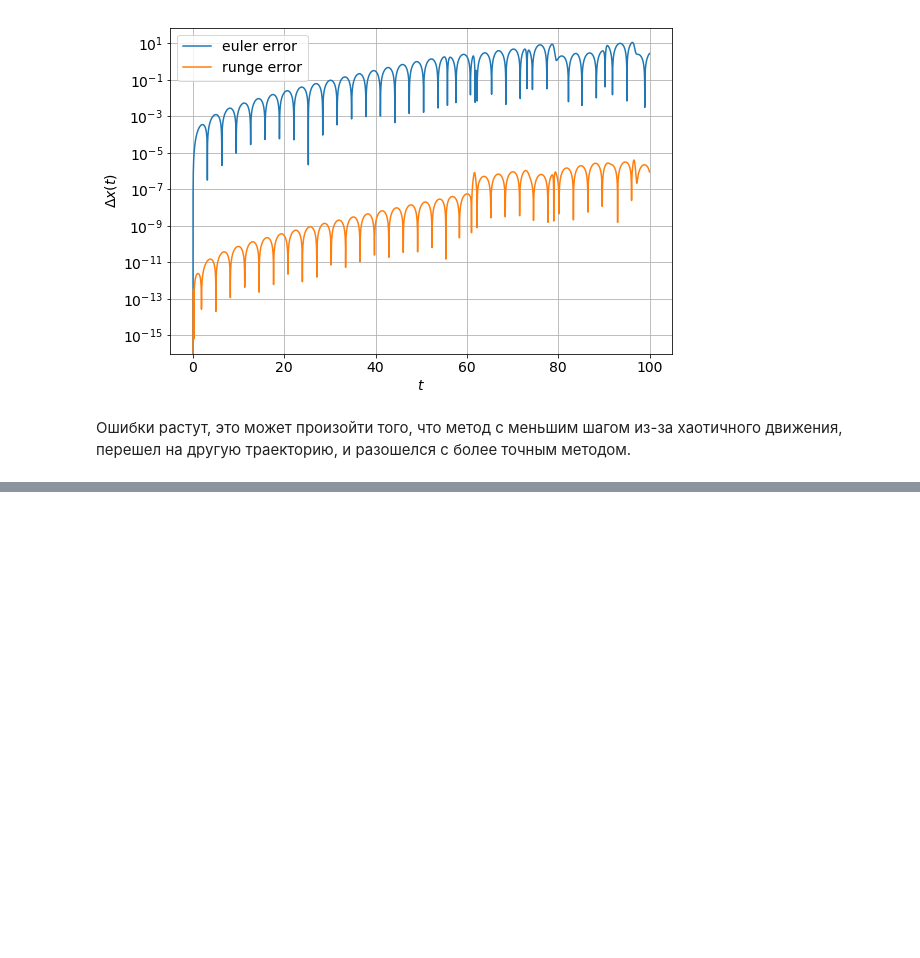
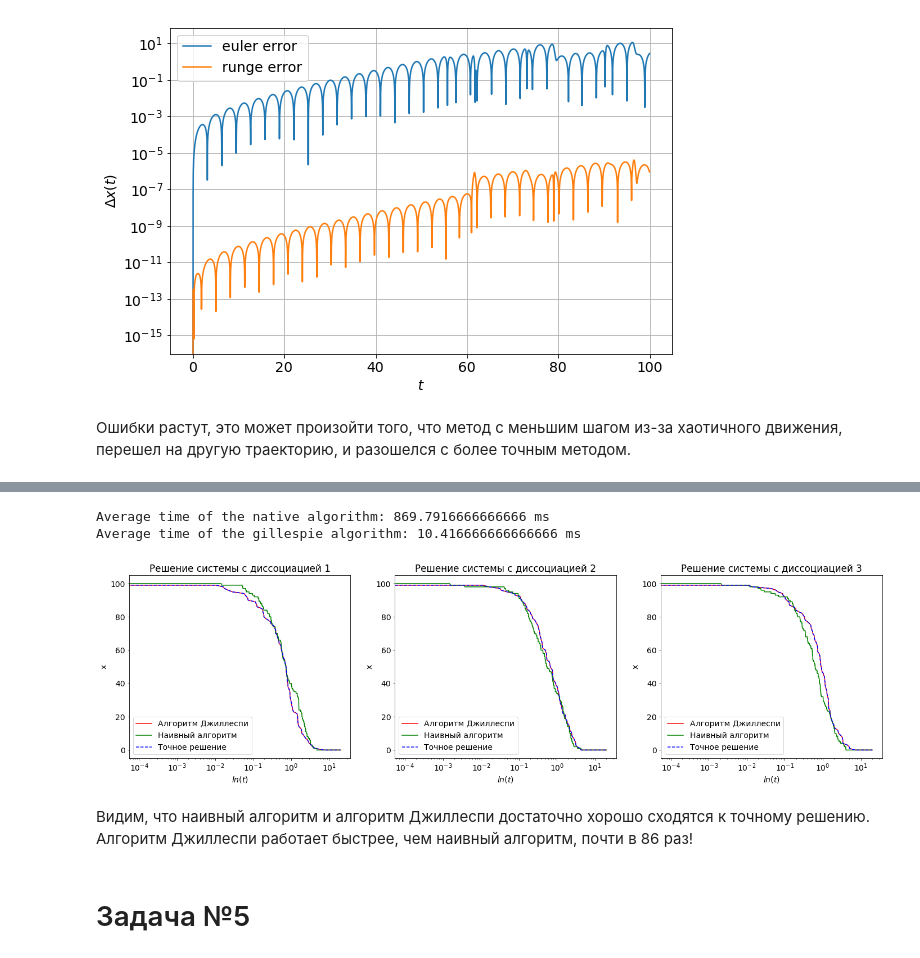
Before and after one commit to PetrovKP/courses, a Jupyter notebook: nolinear-dynamic/labs/lab3.ipynb, the cells around one changed output, grey strips where cells are left out. Saved outputs shown, nothing was run; the diff lists cells and outputs as text; code cells hidden in the pictures; blank space fills up the shorter version.

```diff
--- a/nolinear-dynamic/labs/lab3.ipynb
+++ b/nolinear-dynamic/labs/lab3.ipynb
@@ -311,0 +327,3 @@ pass
+# %%
+def stable_solution(t, x0):
+    return  x0*np.exp(t)
@@ -311,0 +370,48 @@ pass
+# %%
+a = [1.0]
+x0 = [100.0]
+t_max, t_step = 20.0, 1e-4
+# %%
+fig, ax = plt.subplots(1, 3, figsize=(24,6), sharex=True)
+reaction_coefficients_function = [lambda a, x: a[0] * x[0]]
+reaction_functions = [lambda x: [x[0] - 1]]
+nativeTime = 0
+gillespieTime = 0
+for i in range(0, 3):
+    start_time = time.process_time()
+    points = native_algorithm(a, x0, reaction_coefficients_function, reaction_functions, t_step, t_max)
+    nativeTime += time.process_time() - start_time
+    x_n, y_n = zip(*points)
+
+    start_time = time.process_time()
+    points = gillespie_algorithm(a, x0, reaction_coefficients_function, reaction_functions, t_max)
+    gillespieTime += time.process_time() - start_time
+    x_g, y_g = zip(*points)
+
+    while t < t_max:
+        points.append((t, stable_solution(t, x0)[0]))
+        t += t_step
+    x, y = zip(*points)
+
+    ax[i].plot(x_g, [elem[0] for elem in y_g], 'r', label='Алгоритм Джиллеспи')
+    ax[i].plot(x_n, [elem[0] for elem in y_n], 'g', label='Наивный алгоритм')
+    ax[i].plot(x, y, 'b--', label='Точное решение')
+    ax[i].legend()
+    ax[i].set_title('Решение системы с диссоциацией {}'.format(i + 1))
+    ax[i].set_xlabel(r'$ln(t)$')
+    ax[i].set_ylabel('x')
+    ax[i].set_xscale('log')
+
+average_g = gillespieTime / 3.0
+average_n = nativeTime / 3.0
+print("Average time of the native algorithm: {} ms".format(average_n*1000))
+print("Average time of the gillespie algorithm: {} ms".format(average_g*1000))
+pass
+# %% [output]
+Average time of the native algorithm: 869.7916666666666 ms
+Average time of the gillespie algorithm: 10.416666666666666 ms
+[figure, added]
+# %% [markdown]
+Видим, что наивный алгоритм и алгоритм Джиллеспи достаточно хорошо сходятся к точному решению. Алгоритм Джиллеспи работает быстрее, чем наивный алгоритм, почти в 86 раз!
+# %% [markdown]
+# Задача №5
```
Also changed, not shown: parts of 10 cells of this notebook.
